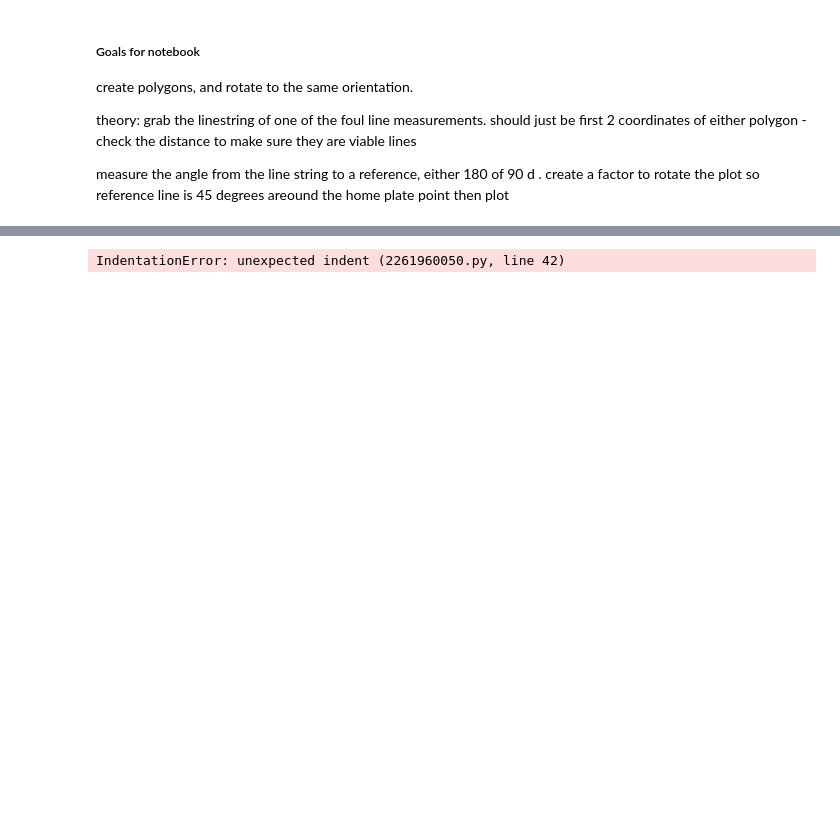
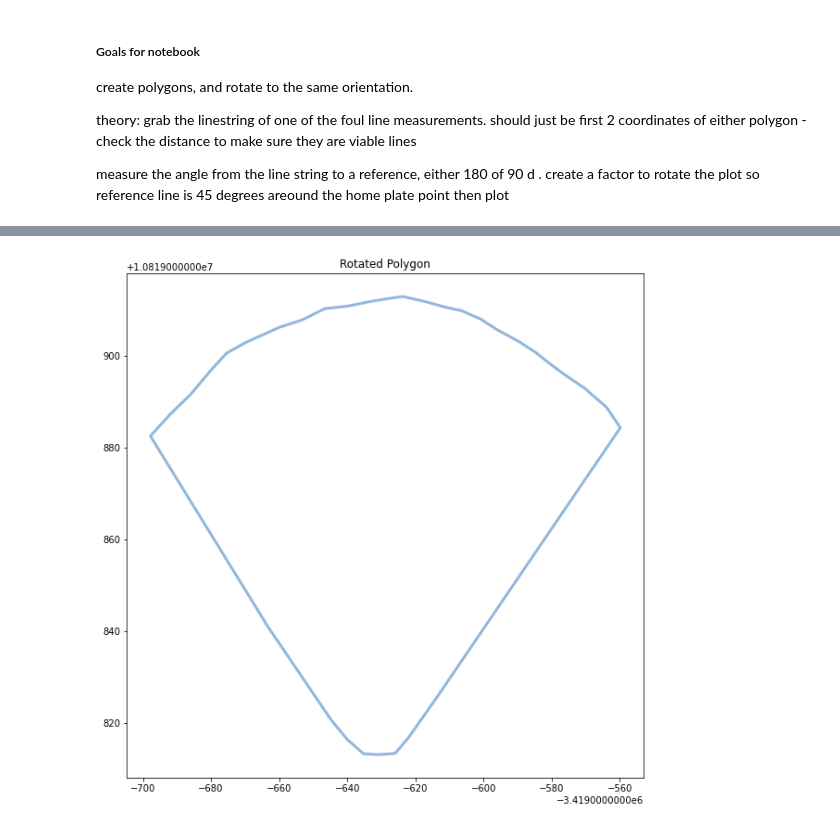
Before and after one commit to JSmith1826/BB_parks, a Jupyter notebook: shapely_plot_workbook.ipynb, the cells around one changed output, grey strips where cells are left out. Cells and saved outputs as stored; diff of their text form; code cells hidden in the pictures; blank space fills up the shorter version.

```diff
--- a/shapely_plot_workbook.ipynb
+++ b/shapely_plot_workbook.ipynb
@@ -147,7 +147,7 @@ df['fop_angle'] = df.apply(lambda x: angle(x['fop_hp'][0], x['fop_hp'][1], x['fo
 
 
 # Drop unnessisary columns
-df = df.drop(['foul_poly', 'fop', 'foul', 'fop_hp', 'foul_line', 'fop_line'], axis=1)
+df = df.drop(['fop', 'foul', 'fop_hp', 'foul_line', 'fop_line'], axis=1)
 
 df.head()
 # %% [output]
@@ -160,3 +160,39 @@ df.head()
+# %%
+#### Merge the foul_poly and fop_poly columns into a single polygon column
+
+import shapely.geometry as geom
+import shapely.ops as ops
+from shapely import affinity
+
+df['poly'] = df.apply(lambda x: ops.unary_union([geom.shape(x['foul_poly']), geom.shape(x['fop_poly'])]), axis=1)
+
+### Project the polygon to a projected coordinate system and rotate it to be horizontal
+import pyproj
+from shapely.ops import transform
+
+# project to a projected coordinate system and save to a column
+project = pyproj.Transformer.from_crs("EPSG:4326", "EPSG:3857", always_xy=True).transform
+df['poly_proj'] = df['poly'].apply(lambda x: transform(project, x))
+
+# rotate the polygon to be horizontal and save to a column
+df['poly_rot'] = df.apply(lambda x: affinity.rotate(x['poly_proj'], 45 - x['foul_angle'], origin=x['foul_hp']), axis=1)
+# %%
+### Plot the rot_poly column
+import matplotlib.pyplot as plt
+import descartes
+
+i = 210
+
+shape = geom.shape(df['poly_rot'][i])
+x, y = shape.exterior.xy
+
+fig, ax = plt.subplots(figsize=(10,10))
+ax.plot(x, y, color='#6699cc', alpha=0.7,
+        linewidth=3, solid_capstyle='round', zorder=2)
+ax.set_title('Rotated Polygon')
+plt.show()
+# %% [output]
+[figure, added]
 # %%
 ########## Example of working plot using shapely
 
@@ -175,22 +211,23 @@ from shapely import affinity
 # angle = []
 
 for i in range(len(df)):
-    # try:
+    try:
     # COnvert the coordinates to a shapely polygon
-    poly1 = Polygon(df['foul_poly'][i]['coordinates'][0])
-    poly2 = Polygon(df['fop_poly'][i]['coordinates'][0])
-    polygons = [poly1, poly2]
-    total_poly = gpd.GeoSeries(unary_union(polygons))
+        poly1 = Polygon(df['foul_poly'][i]['coordinates'][0])
+        poly2 = Polygon(df['fop_poly'][i]['coordinates'][0])
+        polygons = [poly1, poly2]
+        total_poly = gpd.GeoSeries(unary_union(polygons))
 
-    # Find the angle we need to rotate the polygon
-    angle = 45 - (df['foul_angle'][i])
+        # Find the angle we need to rotate the polygon
+        # angle = 45 - (df['foul_angle'][i])
 
-    # Rotate the polygon by the angle
-    total_poly = affinity.rotate(total_poly, angle, use_radians=False)
+        # # Rotate the polygon by the angle
+        # total_poly = affinity.rotate(total_poly, angle, use_radians=False)
 
-    # Plot the polygon
-    total_poly.plot()
-    plt.show()
+        # Plot the polygon
+        total_poly.plot().show()
+        # plt.show()
+
 
 
 
@@ -200,8 +237,8 @@ for i in range(len(df)):
     # plt.show()
 
         i+=1
-    # except:
-    #     pass
+    except:
+        pass
 
 
 # # # COnvert the coordinates to a shapely polygon
@@ -215,8 +252,6 @@ for i in range(len(df)):
 # # # boundary = df['total_poly'][i]
 # # boundry.plot()
 # # plt.show()
-# %% [output]
-IndentationError: unexpected indent (2261960050.py, line 42)
 # %%
 df.info()
 # %%
```
Also changed, not shown: parts of 1 cell of this notebook, 5 other files.
